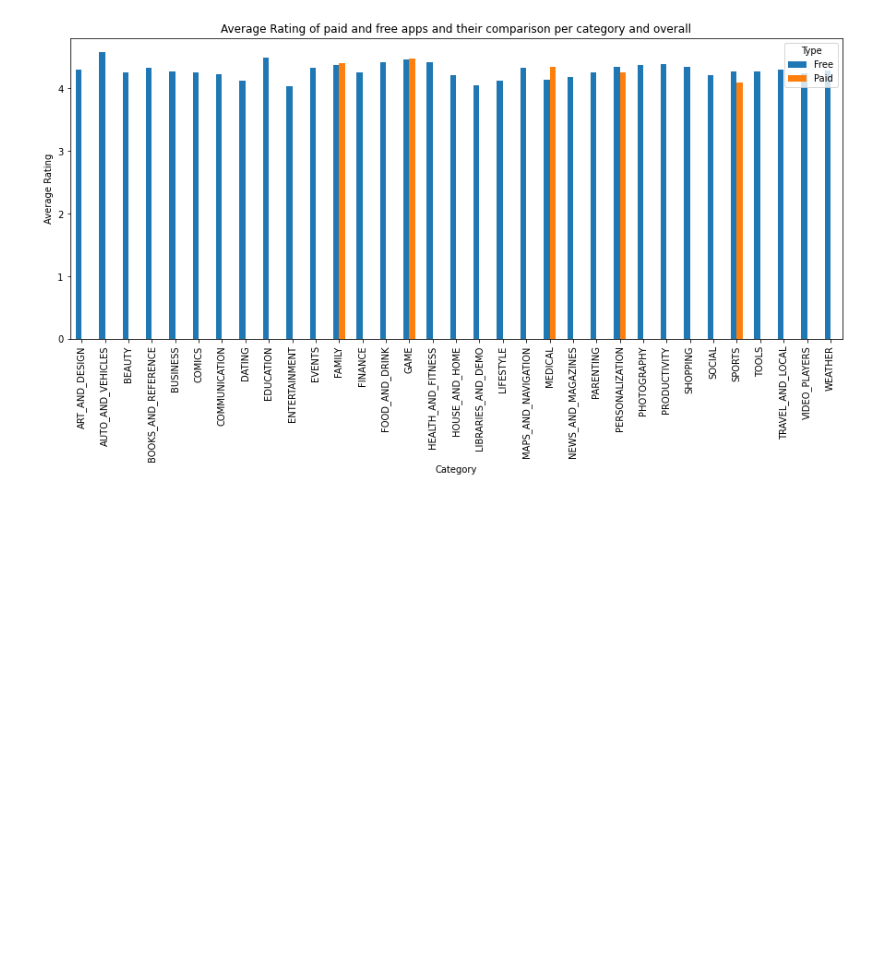
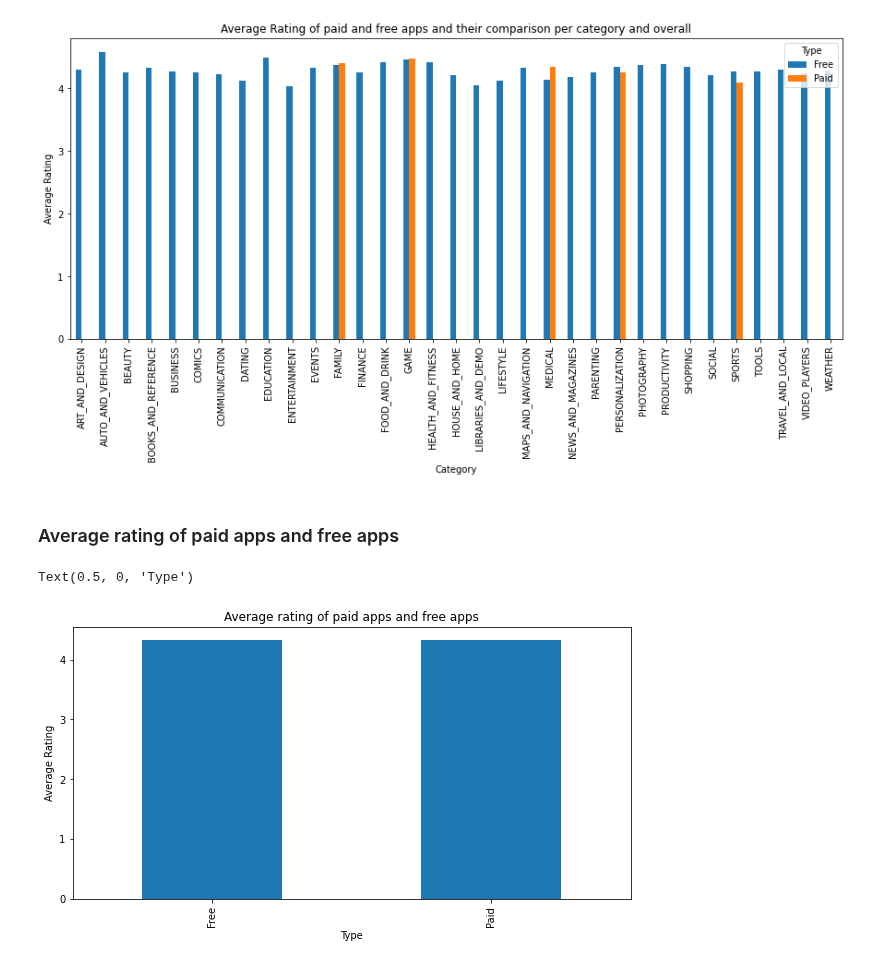
Before and after one commit to Preetirai-tech/Play-Store-App-Review-Analysis, a Jupyter notebook: Play_Store_App_Review_Analysis_Capstone_Project.ipynb, the cells around one changed output. Cells and saved outputs as stored; diff of their text form; code cells hidden in the pictures; blank space fills up the shorter version.

```diff
--- a/Play_Store_App_Review_Analysis_Capstone_Project.ipynb
+++ b/Play_Store_App_Review_Analysis_Capstone_Project.ipynb
@@ -357,3 +357,14 @@ plt.ylabel('Average Rating')
 # %% [output]
 Text(0, 0.5, 'Average Rating')
 [figure]
+# %% [markdown]
+### Average rating of paid apps and free apps
+# %%
+fig, ax = plt.subplots(figsize=(10,5))
+combined_df.groupby('Type')['Rating'].agg('mean').plot(kind='bar',ax=ax)
+plt.title('Average rating of paid apps and free apps')
+plt.ylabel('Average Rating')
+plt.xlabel('Type')
+# %% [output]
+Text(0.5, 0, 'Type')
+[figure, added]
```
